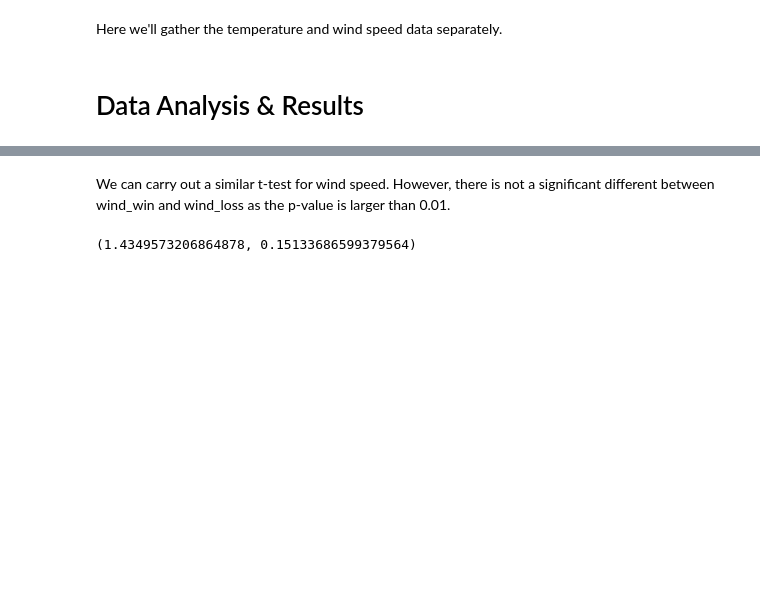
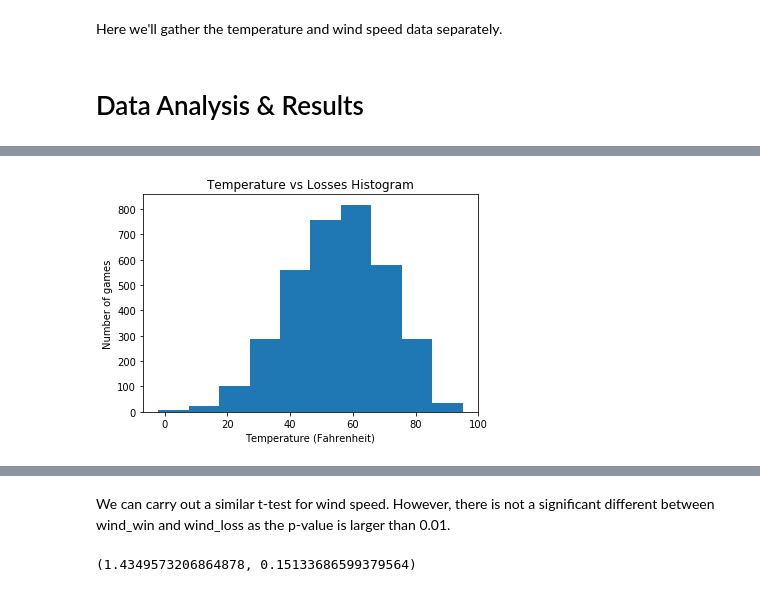
Before and after one commit to apwai/COGS108_Final_Project, a Jupyter notebook: Final-Project.ipynb, the cells around one changed output, grey strips where cells are left out. Drawn from its saved outputs; the diff is of its cells as text; code cells hidden in the pictures; blank space fills up the shorter version.

```diff
--- a/Final-Project.ipynb
+++ b/Final-Project.ipynb
@@ -116,4 +138,10 @@ plt.hist(df[df["home_w_l_t"] == "TIE"]["weather_temperature"])
 # %%
 # temp_loss histogram
 plt.hist(df[df["home_w_l_t"] == "LOSS"]["weather_temperature"])
+plt.title("Temperature vs Losses Histogram")
+plt.xlabel("Temperature (Fahrenheit)")
+plt.ylabel("Number of games")
+plt.show()
+# %% [output]
+[figure, added]
 # %%
```
Also changed, not shown: parts of 46 cells of this notebook, 1 other file.
